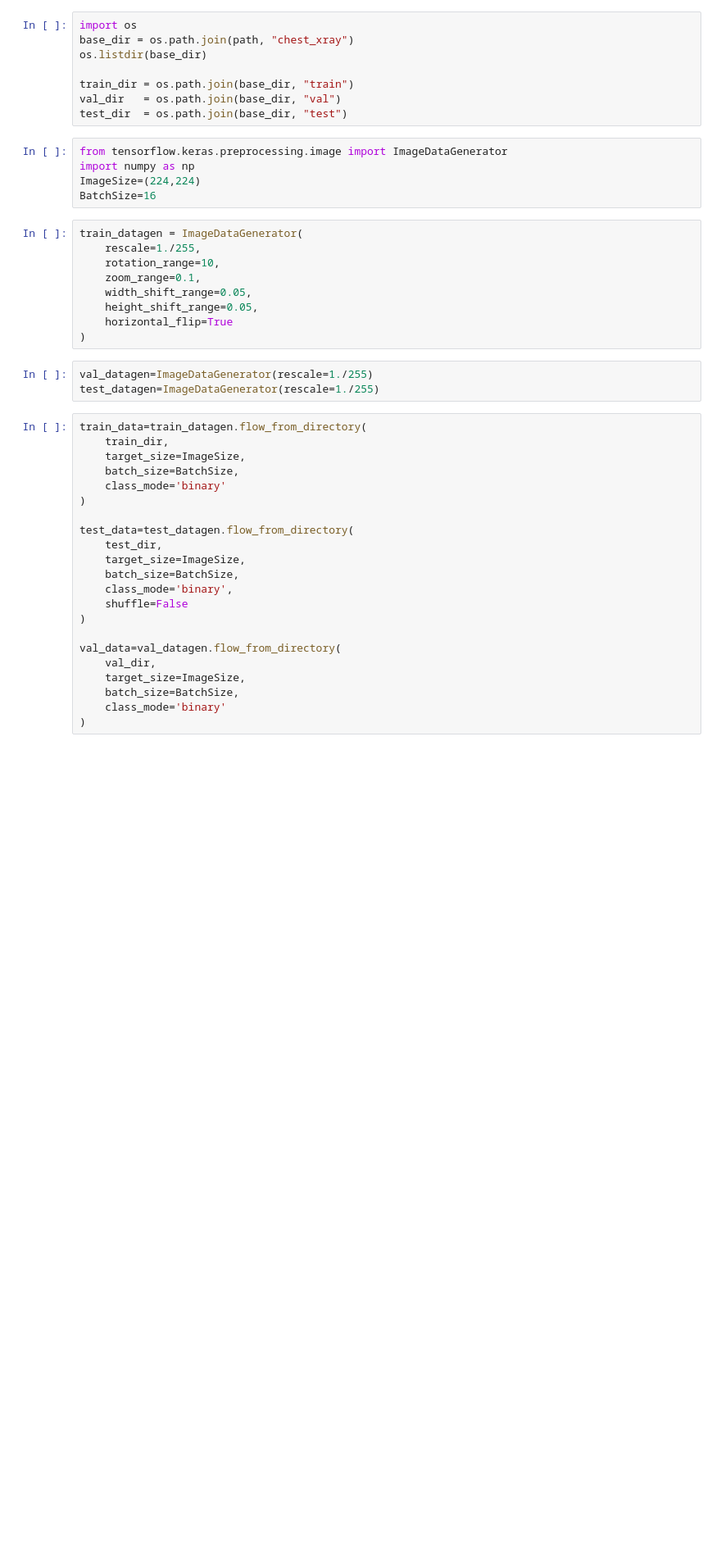
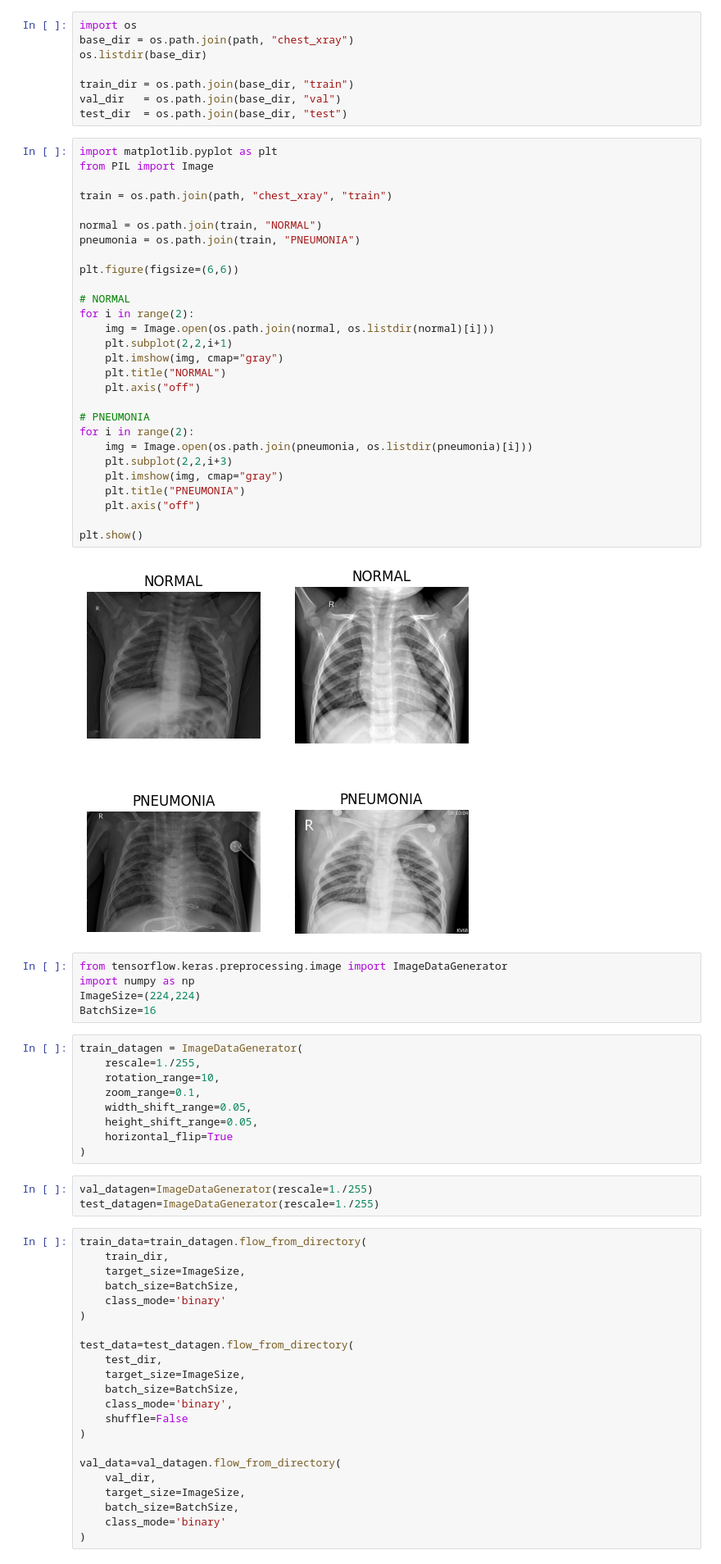
Before and after one commit to Nikk118/pneumonia-detection, a Jupyter notebook: model_cnn.ipynb, the cells around one changed output. Shown at 82% size. Cells and saved outputs as stored; diff of their text form; blank space fills up the shorter version.

```diff
--- a/model_cnn.ipynb
+++ b/model_cnn.ipynb
@@ -27,6 +28,36 @@ os.listdir(base_dir)
 train_dir = os.path.join(base_dir, "train")
 val_dir   = os.path.join(base_dir, "val")
 test_dir  = os.path.join(base_dir, "test")
+# %%
+import matplotlib.pyplot as plt
+from PIL import Image
+
+train = os.path.join(path, "chest_xray", "train")
+
+normal = os.path.join(train, "NORMAL")
+pneumonia = os.path.join(train, "PNEUMONIA")
+
+plt.figure(figsize=(6,6))
+
+# NORMAL
+for i in range(2):
+    img = Image.open(os.path.join(normal, os.listdir(normal)[i]))
+    plt.subplot(2,2,i+1)
+    plt.imshow(img, cmap="gray")
+    plt.title("NORMAL")
+    plt.axis("off")
+
+# PNEUMONIA
+for i in range(2):
+    img = Image.open(os.path.join(pneumonia, os.listdir(pneumonia)[i]))
+    plt.subplot(2,2,i+3)
+    plt.imshow(img, cmap="gray")
+    plt.title("PNEUMONIA")
+    plt.axis("off")
+
+plt.show()
+# %% [output]
+[figure, added]
 # %%
 from tensorflow.keras.preprocessing.image import ImageDataGenerator
 import numpy as np
```
Also changed, not shown: parts of 1 cell of this notebook.
